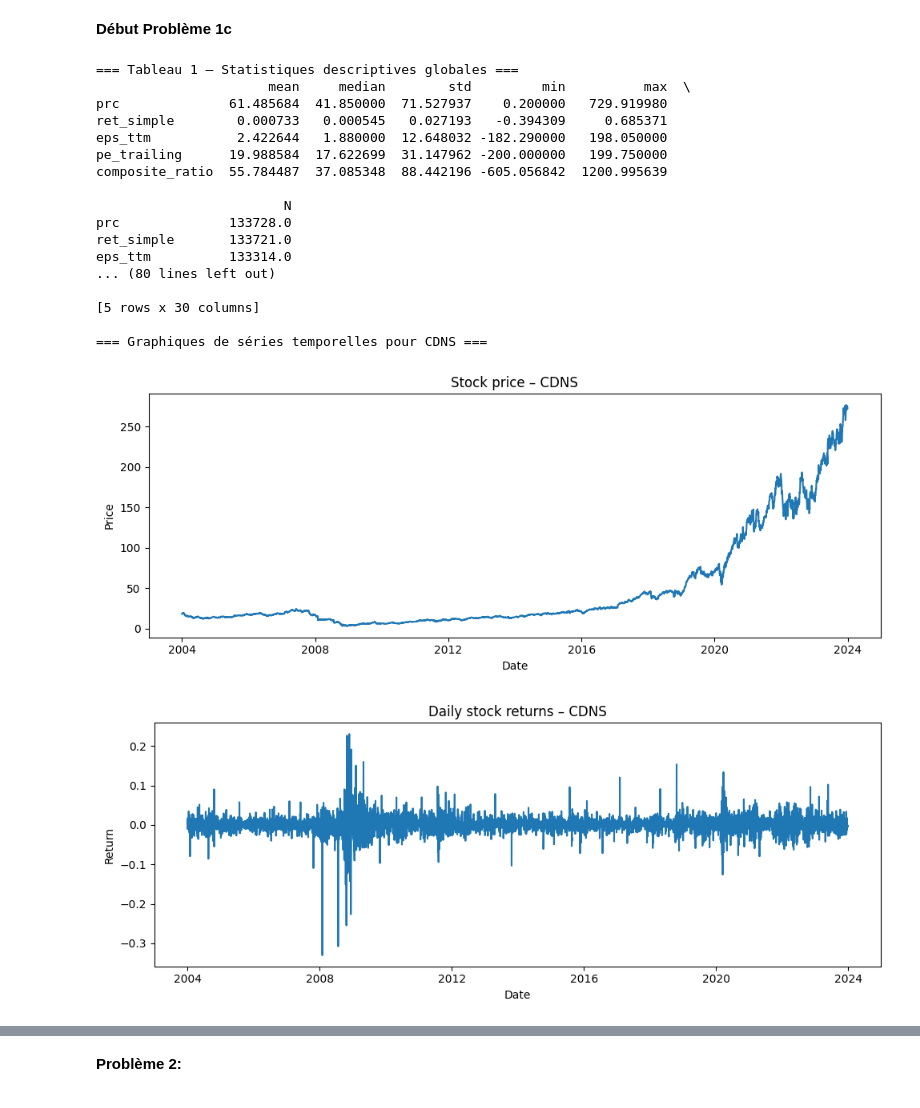
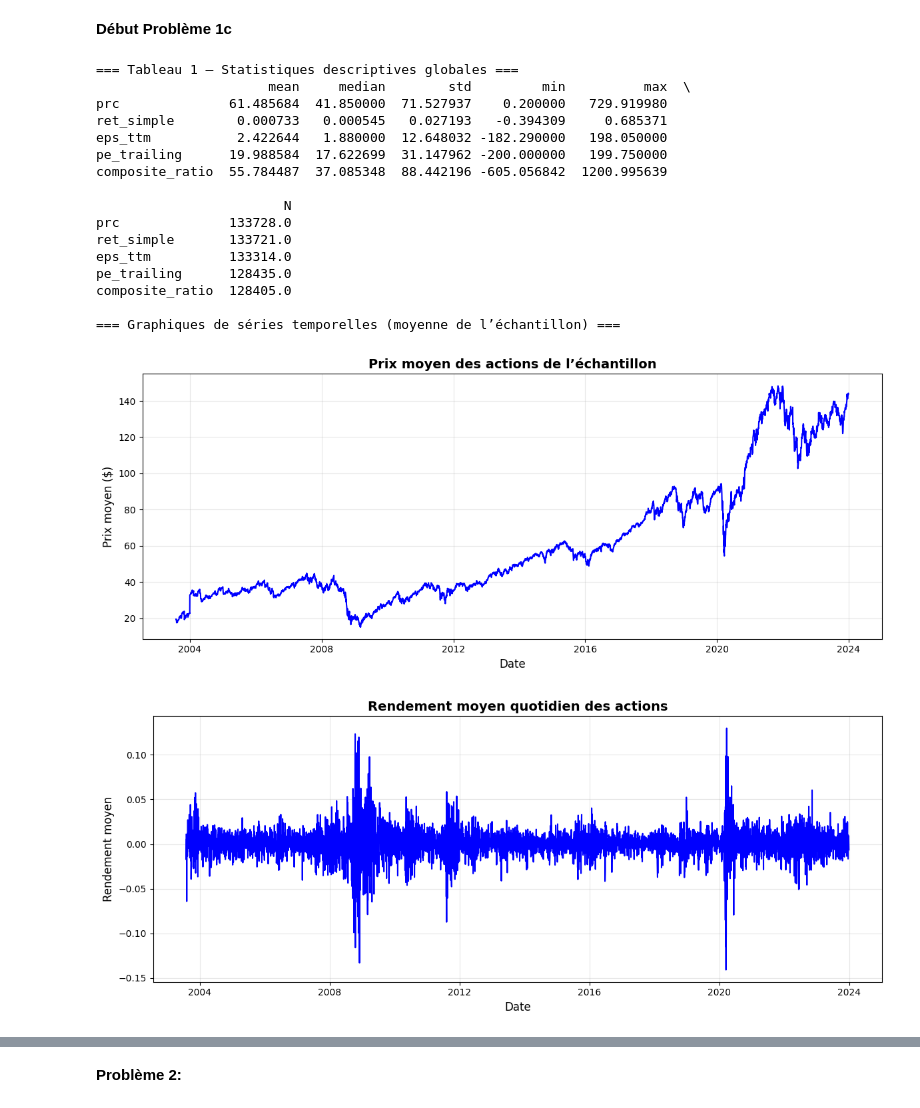
Before and after one commit to jeansimon18/Vrai-Devoir-2, a Jupyter notebook: Devoir2_real_Q1_squelette_part_a.ipynb, the cells around one changed output, grey strips where cells are left out. Saved outputs shown, nothing was run; the diff lists cells and outputs as text; code cells hidden in the pictures.

```diff
--- a/Devoir2_real_Q1_squelette_part_a.ipynb
+++ b/Devoir2_real_Q1_squelette_part_a.ipynb
@@ -448,58 +443,54 @@ stats_global = (
     .rename(columns={"count": "N"})
 )
 
 print("=== Tableau 1 – Statistiques descriptives globales ===")
 print(stats_global)
 
-# Un aperçu par titre)
-stats_by_ticker = (
+# 3) Graphiques de séries temporelles basés sur la moyenne cross-sectionnelle
+#    -> on agrège par date en prenant la moyenne sur les 50 actions
+df_avg = (
     panel
-    .groupby("ticker")[vars_1c]
-    .agg(["mean", "median", "std", "min", "max", "count"])
+    .groupby("date")[vars_1c]
+    .mean()
+    .reset_index()
+    .sort_values("date")
 )
-print("\n=== Aperçu des stats par titre (premiers tickers) ===")
-print(stats_by_ticker.head())
 
-# 3) Graphiques de séries temporelles pour une firme représentative,
-# J'ai prit le premier ticker dans le panel.
-ticker_to_plot = panel["ticker"].dropna().unique()[0]
-df_plot = panel[panel["ticker"] == ticker_to_plot].sort_values("date")
-
-print(f"\n=== Graphiques de séries temporelles pour {ticker_to_plot} ===")
+print(f"\n=== Graphiques de séries temporelles (moyenne de l’échantillon) ===")
 
 series_info = [
-    ("Stock price",              "prc",             "Price"),
-    ("Daily stock returns",      "ret_simple",      "Return"),
-    ("EPS (TTM)",                "eps_ttm",         "EPS TTM"),
-    ("Trailing P/E",             "pe_trailing",     "P/E"),
-    ("Composite ratio (Exp EPS × trailing P/E)", "composite_ratio", "Composite ratio"),
+    ("Prix moyen des actions de l’échantillon",              "prc",             "Prix moyen ($)"),
+    ("Rendement moyen quotidien des actions",      "ret_simple",      "Rendement moyen"),
+    ("EPS (TTM) (moyenne de l’échantillon)",                "eps_ttm",         "EPS TTM moyen"),
+    ("Ratio P/E glissant moyen",             "pe_trailing",     "P/E moyen"),
+    ("Composite ratio (EPS attendu × P/E)", "composite_ratio", "Composite ratio moyen"),
 ]
 
 for title_base, col, ylab in series_info:
-    plt.figure(figsize=(10, 4))
-    plt.plot(df_plot["date"], df_plot[col])
-    plt.title(f"{title_base} – {ticker_to_plot}")
-    plt.xlabel("Date")
-    plt.ylabel(ylab)
+    plt.figure(figsize=(12, 5))
+    plt.plot(df_avg["date"], df_avg[col], linewidth=1.5, color='blue')
+    plt.title(f"{title_base}", fontsize=14, fontweight='bold')
+    plt.xlabel("Date", fontsize=12)
+    plt.ylabel(ylab, fontsize=12)
+    plt.grid(True, alpha=0.3)
     plt.tight_layout()
     plt.show()
 # %% [output]
 === Tableau 1 – Statistiques descriptives globales ===
                       mean     median        std         min          max  \
 prc              61.485684  41.850000  71.527937    0.200000   729.919980
 ret_simple        0.000733   0.000545   0.027193   -0.394309     0.685371
 eps_ttm           2.422644   1.880000  12.648032 -182.290000   198.050000
 pe_trailing      19.988584  17.622699  31.147962 -200.000000   199.750000
 composite_ratio  55.784487  37.085348  88.442196 -605.056842  1200.995639
 
                         N
 prc              133728.0
 ret_simple       133721.0
 eps_ttm          133314.0
-... (80 lines left out)
+pe_trailing      128435.0
+composite_ratio  128405.0
 
-[5 rows x 30 columns]
-
-=== Graphiques de séries temporelles pour CDNS ===
+=== Graphiques de séries temporelles (moyenne de l’échantillon) ===
-[figure, old version]
+[figure, new version]
-[figure, old version]
+[figure, new version]
```
Also changed, not shown: parts of 7 cells of this notebook.
